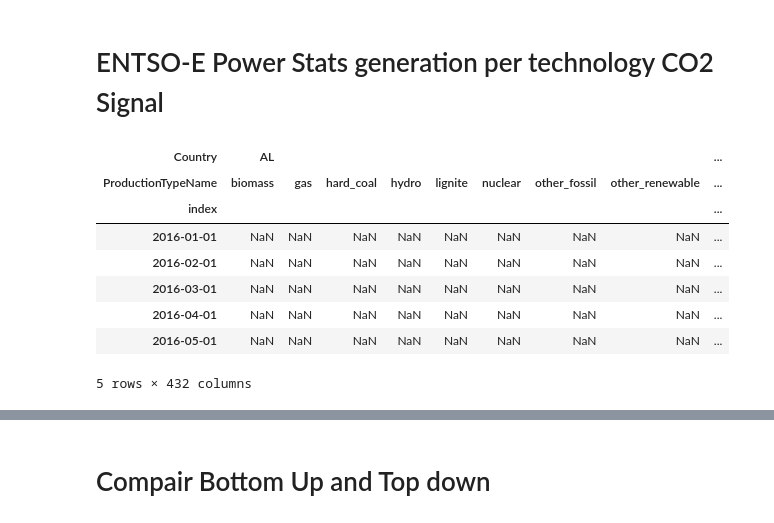
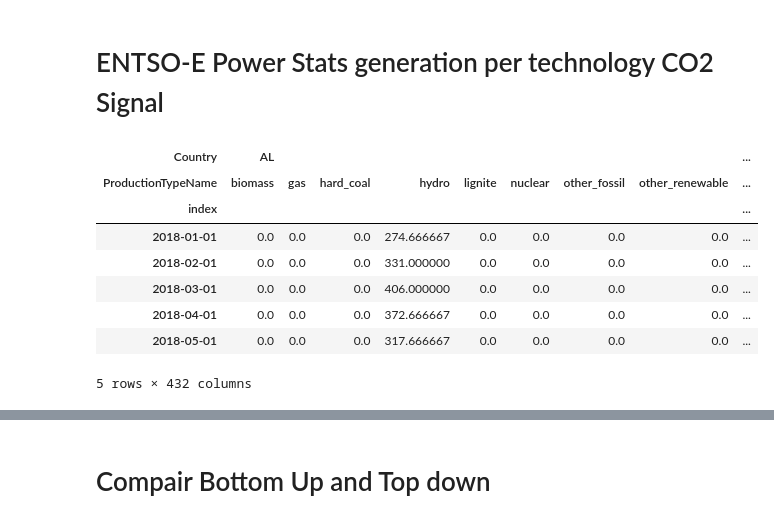
Before and after one commit to INATECH-CIG/CO2_emissions_factors, a Jupyter notebook: CO2 Signals.ipynb, the cells around one changed output, grey strips where cells are left out. Saved outputs shown, nothing was run; the diff lists cells and outputs as text; code cells hidden in the pictures.

```diff
--- a/CO2 Signals.ipynb
+++ b/CO2 Signals.ipynb
@@ -913,16 +1137,16 @@ plt.tight_layout()
 # %%
 MDV = pd.read_csv(input_directory_path + '/MDV_table.csv', index_col=[0], header=[0, 1], parse_dates=True)
 # %%
-MDV.head(5)
+MDV.loc['2018'].head(5)
 # %% [output]
 | Country | AL |  |  |  |  |  |  |  | ... |
 | ProductionTypeName | biomass | gas | hard_coal | hydro | lignite | nuclear | other_fossil | other_renewable | ... |
 | index |  |  |  |  |  |  |  |  | ... |
-| 2016-01-01 | NaN | NaN | NaN | NaN | NaN | NaN | NaN | NaN | ... |
-| 2016-02-01 | NaN | NaN | NaN | NaN | NaN | NaN | NaN | NaN | ... |
-| 2016-03-01 | NaN | NaN | NaN | NaN | NaN | NaN | NaN | NaN | ... |
-| 2016-04-01 | NaN | NaN | NaN | NaN | NaN | NaN | NaN | NaN | ... |
-| 2016-05-01 | NaN | NaN | NaN | NaN | NaN | NaN | NaN | NaN | ... |
+| 2018-01-01 | 0.0 | 0.0 | 0.0 | 274.666667 | 0.0 | 0.0 | 0.0 | 0.0 | ... |
+| 2018-02-01 | 0.0 | 0.0 | 0.0 | 331.000000 | 0.0 | 0.0 | 0.0 | 0.0 | ... |
+| 2018-03-01 | 0.0 | 0.0 | 0.0 | 406.000000 | 0.0 | 0.0 | 0.0 | 0.0 | ... |
+| 2018-04-01 | 0.0 | 0.0 | 0.0 | 372.666667 | 0.0 | 0.0 | 0.0 | 0.0 | ... |
+| 2018-05-01 | 0.0 | 0.0 | 0.0 | 317.666667 | 0.0 | 0.0 | 0.0 | 0.0 | ... |
 5 rows × 432 columns
 # %%
 # convert to MWh
```
Also changed, not shown: parts of 78 cells of this notebook, 8 other files.
